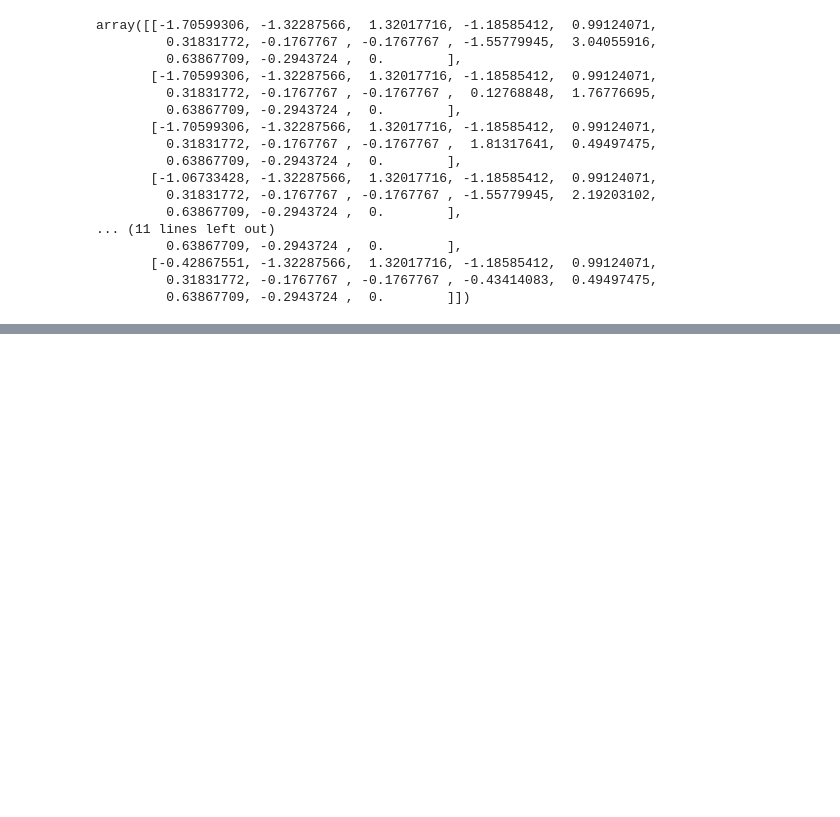
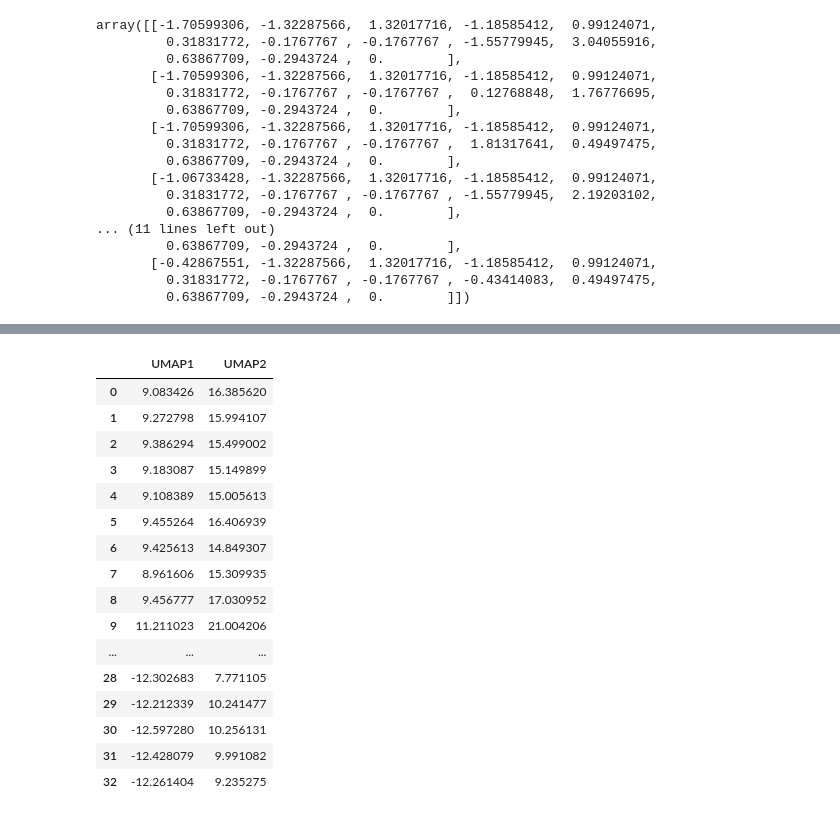
Before and after one commit to mipypf/practical-mi-guide, a Jupyter notebook: chapter2/src/test_data_analysis.ipynb, the cells around one changed output, grey strips where cells are left out. Drawn from its saved outputs; the diff is of its cells as text; code cells hidden in the pictures; blank space fills up the shorter version.

```diff
--- a/chapter2/src/test_data_analysis.ipynb
+++ b/chapter2/src/test_data_analysis.ipynb
@@ -185,6 +220,26 @@ array([[-1.8990644 ,  1.97591   ],
 # %%
 train_umap_df = pd.DataFrame(X_train_umap, columns=["UMAP1", "UMAP2"])
 test_umap_df = pd.DataFrame(X_test_umap, columns=["UMAP1", "UMAP2"])
+# %%
+train_umap_df
+# %% [output]
+|  | UMAP1 | UMAP2 |
+| 0 | 9.083426 | 16.385620 |
+| 1 | 9.272798 | 15.994107 |
+| 2 | 9.386294 | 15.499002 |
+| 3 | 9.183087 | 15.149899 |
+| 4 | 9.108389 | 15.005613 |
+| 5 | 9.455264 | 16.406939 |
+| 6 | 9.425613 | 14.849307 |
+| 7 | 8.961606 | 15.309935 |
+| 8 | 9.456777 | 17.030952 |
+| 9 | 11.211023 | 21.004206 |
+| ... | ... | ... |
+| 28 | -12.302683 | 7.771105 |
+| 29 | -12.212339 | 10.241477 |
+| 30 | -12.597280 | 10.256131 |
+| 31 | -12.428079 | 9.991082 |
+| 32 | -12.261404 | 9.235275 |
 # %%
 plt.scatter(train_umap_df["UMAP1"], train_umap_df["UMAP2"])
 plt.scatter(test_umap_df["UMAP1"], test_umap_df["UMAP2"])
```
Also changed, not shown: parts of 7 cells of this notebook, 4 other files.
